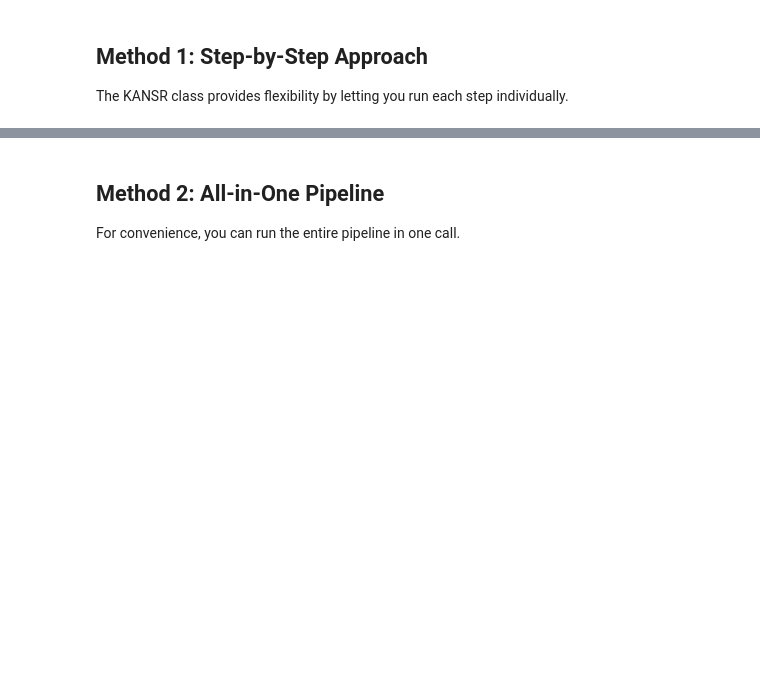
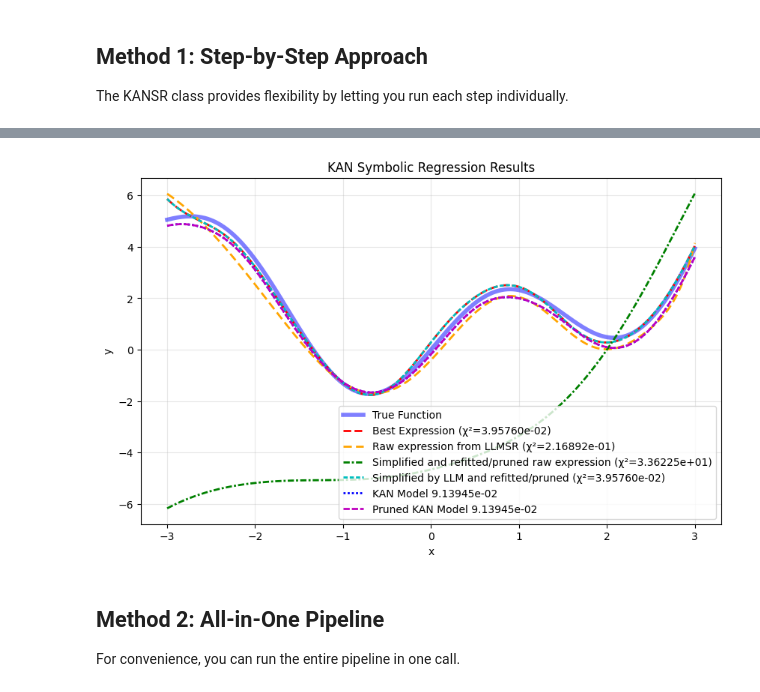
Before and after one commit to harveyThomas4692/llmlex, a Jupyter notebook: Examples/kansr_example.ipynb, the cells around one changed output, grey strips where cells are left out. Drawn from its saved outputs; the diff is of its cells as text; code cells hidden in the pictures; blank space fills up the shorter version.

```diff
--- a/Examples/kansr_example.ipynb
+++ b/Examples/kansr_example.ipynb
@@ -95,8 +192,9 @@ print(f"Chi-squared: {best_chi_squareds[0]}")
 # %%
 # Plot the results
-fig, ax = kansr.plot_results(
+kansr.plot_results(
     ranges=(-3, 3),           # Input range for plotting
-    result_dict=results_dicts[0],  # Results dictionary from get_symbolic
+    result_dict=kansr.results_all_dicts[0],  # Results dictionary from get_symbolic
     title="KAN Symbolic Regression Results"  # Plot title
 )
 plt.show()
+# %% [output]
@@ -103,3 +209,4 @@ plt.show()
+[figure, added]
 # %% [markdown]
 ## Method 2: All-in-One Pipeline
 
```
Also changed, not shown: parts of 26 cells of this notebook, 43 other files.
